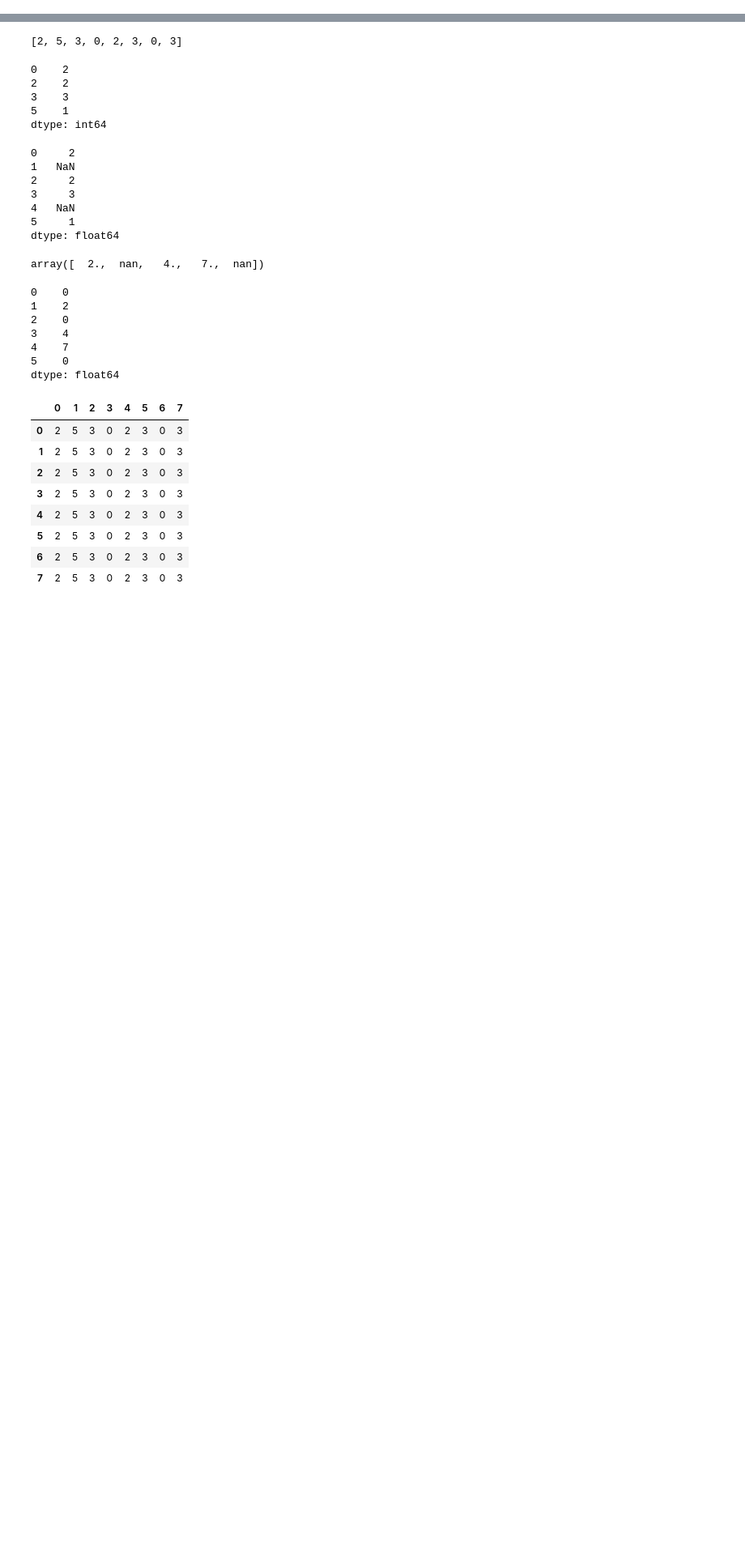
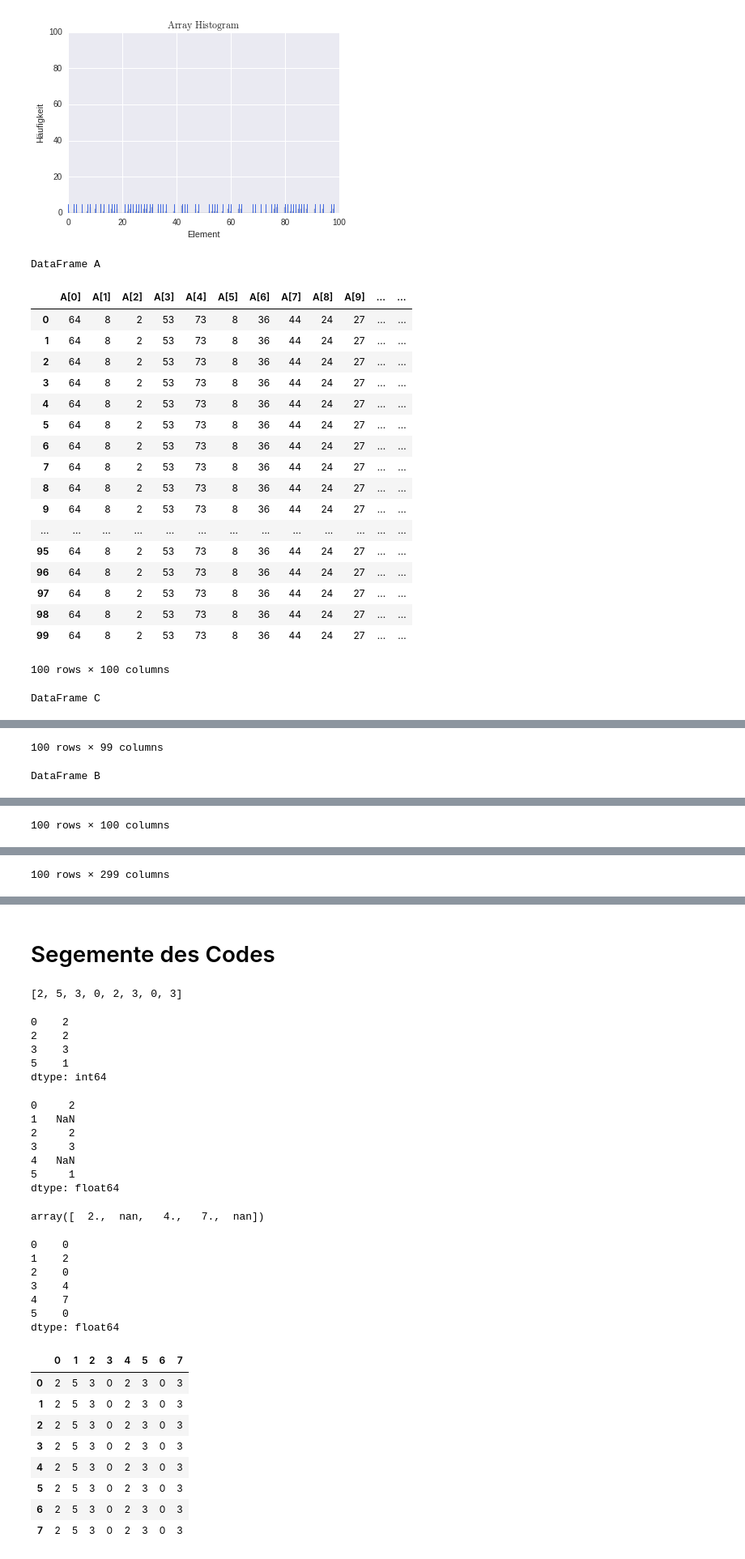
Before and after one commit to reinka/epi, a Jupyter notebook: Blatt 8/Countingsort.ipynb, the cells around one changed output, grey strips where cells are left out. Shown at 81% size. Drawn from its saved outputs; the diff is of its cells as text; code cells hidden in the pictures; blank space fills up the shorter version.

Commit message:
Countingsort, Blatt 8

```diff
--- a/Blatt 8/Countingsort.ipynb
+++ b/Blatt 8/Countingsort.ipynb
@@ -26,6 +30,7 @@ def countingsort(arr):
 
 
     #Sortiertes Histogramm, fehlende Werte (NaN) werden durch 0 ersetzt
+    sorted_hist = hist.value_counts().sort_index()
     cleaned_hist = Series(sorted_hist, index=range(max(sorted_hist.index)+1)).fillna(0)
 
 
@@ -49,15 +54,16 @@ def countingsort(arr):
         columns_A.append('A[' + str(num) + ']')
 
     #Kreiere DataFrame
-    dframe_A = DataFrame(np.array(arr*len(arr)).reshape(rows, rows), columns=columns_A, index=range(rows))
+    dframe_A = DataFrame(np.array(list(arr)*rows).reshape(rows, rows), columns=columns_A, index=range(rows))
 
 
     #Das Gleiche nun für Hilfsarray C
+    hilfs_array = np.array(summed_hist_cleaned.values)
     columns = len(hilfs_array)
     columns_C = []
     for num in range(columns):
         columns_C.append('C[' + str(num) + ']')
-    dframe_C = DataFrame(np.array(list(hilfs_array)*8).reshape(rows ,columns), index=range(rows), columns=columns_C)
+    dframe_C = DataFrame(np.array(list(hilfs_array)*rows).reshape(rows ,columns), index=range(rows), columns=columns_C)
 
 
     #Fertige zunächst LEERES DataFrame B an
@@ -87,7 +93,13 @@ def countingsort(arr):
         dframe_B[key][value[1]:] = value[0]
 
     #Konkatenieren der 3 DataFrames
-    result = pd.concat([dframe_A, dframe_C, dframe_B], axis=1)
+    final_dframe = pd.concat([dframe_A, dframe_C, dframe_B], axis=1)
+
+
+    #Sortiertes Array B
+    result = []
+    for i in range(len(b)):
+        result.append(b['B[' + str(i) + ']'][0])
 
     print('\nDataFrame A\n')
     display(dframe_A)
@@ -96,5 +108,6 @@ def countingsort(arr):
     print('\nDataFrame B\n')
     display(dframe_B)
 
+    display(final_dframe)
 
-    return result
+    return dframe_B, result
@@ -144,0 +169,24 @@ DataFrame B
+# %%
+countingsort(randint(0,100,100))
+# %% [output]
+[figure, added]
+DataFrame A
+|  | A[0] | A[1] | A[2] | A[3] | A[4] | A[5] | A[6] | A[7] | A[8] | A[9] | ... | ... |
+| 0 | 64 | 8 | 2 | 53 | 73 | 8 | 36 | 44 | 24 | 27 | ... | ... |
+| 1 | 64 | 8 | 2 | 53 | 73 | 8 | 36 | 44 | 24 | 27 | ... | ... |
+| 2 | 64 | 8 | 2 | 53 | 73 | 8 | 36 | 44 | 24 | 27 | ... | ... |
+| 3 | 64 | 8 | 2 | 53 | 73 | 8 | 36 | 44 | 24 | 27 | ... | ... |
+| 4 | 64 | 8 | 2 | 53 | 73 | 8 | 36 | 44 | 24 | 27 | ... | ... |
+| 5 | 64 | 8 | 2 | 53 | 73 | 8 | 36 | 44 | 24 | 27 | ... | ... |
+| 6 | 64 | 8 | 2 | 53 | 73 | 8 | 36 | 44 | 24 | 27 | ... | ... |
+| 7 | 64 | 8 | 2 | 53 | 73 | 8 | 36 | 44 | 24 | 27 | ... | ... |
+| 8 | 64 | 8 | 2 | 53 | 73 | 8 | 36 | 44 | 24 | 27 | ... | ... |
+| 9 | 64 | 8 | 2 | 53 | 73 | 8 | 36 | 44 | 24 | 27 | ... | ... |
+| ... | ... | ... | ... | ... | ... | ... | ... | ... | ... | ... | ... | ... |
+| 95 | 64 | 8 | 2 | 53 | 73 | 8 | 36 | 44 | 24 | 27 | ... | ... |
+| 96 | 64 | 8 | 2 | 53 | 73 | 8 | 36 | 44 | 24 | 27 | ... | ... |
+| 97 | 64 | 8 | 2 | 53 | 73 | 8 | 36 | 44 | 24 | 27 | ... | ... |
+| 98 | 64 | 8 | 2 | 53 | 73 | 8 | 36 | 44 | 24 | 27 | ... | ... |
+| 99 | 64 | 8 | 2 | 53 | 73 | 8 | 36 | 44 | 24 | 27 | ... | ... |
+100 rows × 100 columns
+DataFrame C
@@ -144,0 +210,2 @@ DataFrame B
+100 rows × 99 columns
+DataFrame B
@@ -144,0 +229 @@ DataFrame B
+100 rows × 100 columns
@@ -144,0 +247 @@ DataFrame B
+100 rows × 299 columns
@@ -145,3 +265,5 @@ DataFrame B
+# %% [markdown]
+# Segemente des Codes
 # %%
 arr = [2,5,3,0,2,3,0,3]
 arr
```
Also changed, not shown: parts of 16 cells of this notebook.
